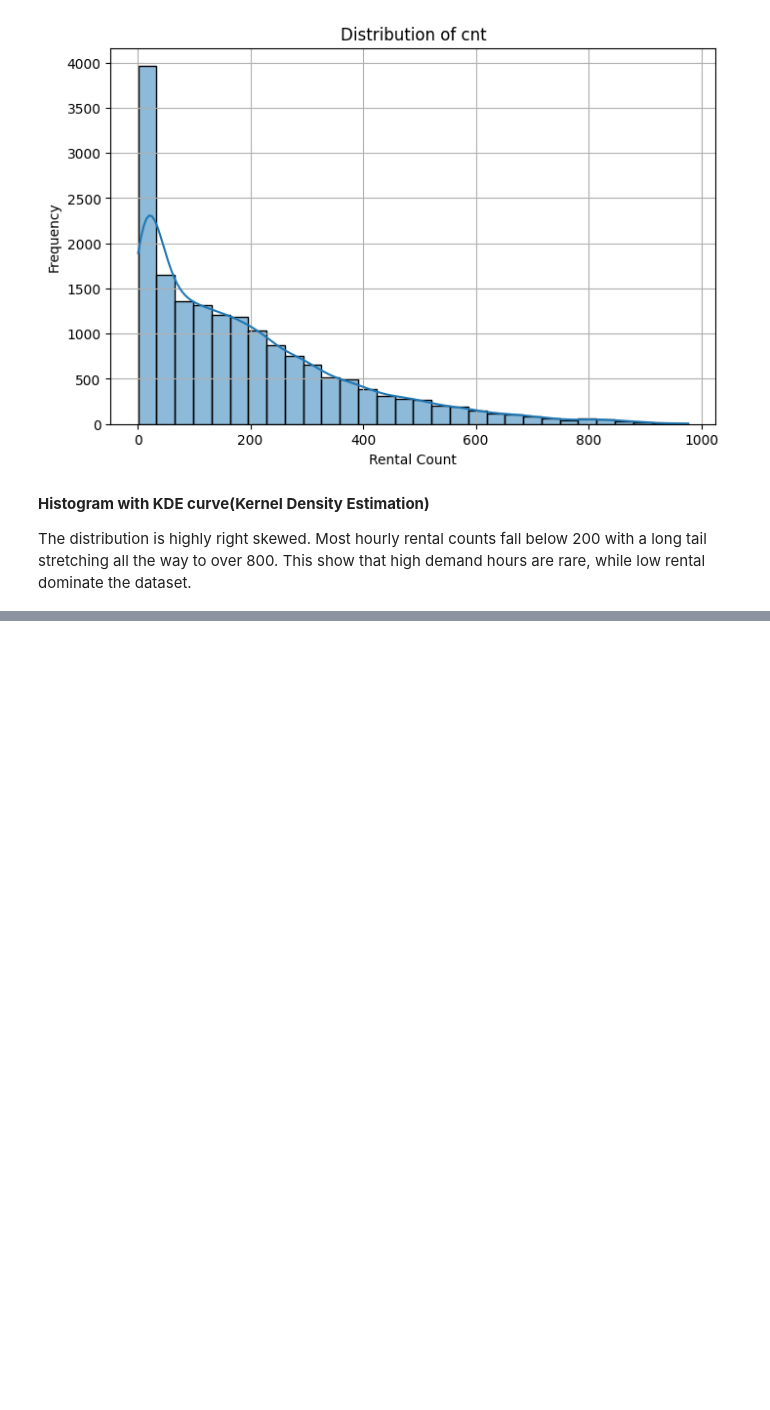
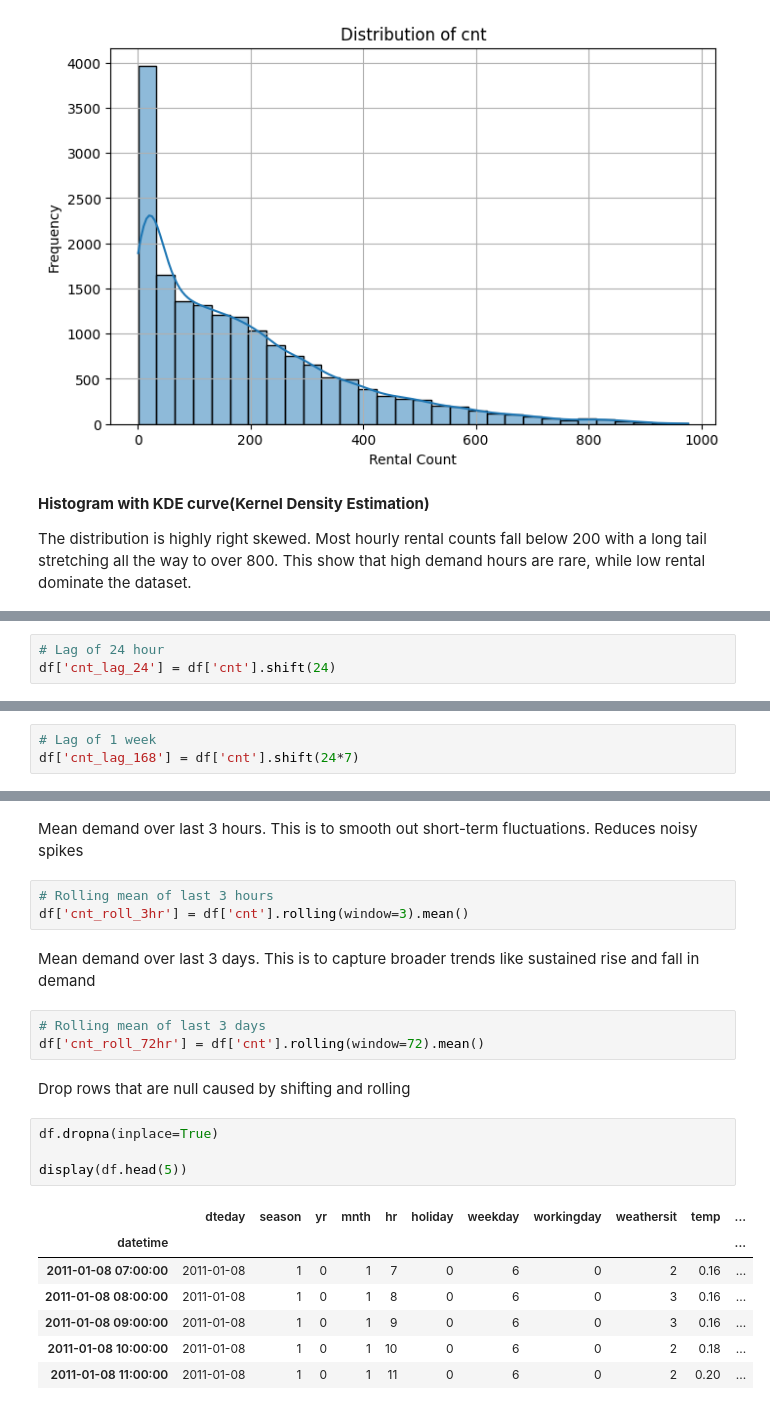
Before and after one commit to Sebastianrix/Data-Things, a Jupyter notebook: 5) Time series/TSA_Task.ipynb, the cells around one changed output, grey strips where cells are left out. Cells and saved outputs as stored; diff of their text form; blank space fills up the shorter version.

```diff
--- a/5) Time series/TSA_Task.ipynb
+++ b/5) Time series/TSA_Task.ipynb
@@ -298,0 +299,3 @@ This tasks is not mandatory, but it is designed for those who want to challenge
+# %%
+# Lag of 24 hour
+df['cnt_lag_24'] = df['cnt'].shift(24)
@@ -298,0 +304,3 @@ This tasks is not mandatory, but it is designed for those who want to challenge
+# %%
+# Lag of 1 week
+df['cnt_lag_168'] = df['cnt'].shift(24*7)
@@ -298,0 +309,24 @@ This tasks is not mandatory, but it is designed for those who want to challenge
+# %% [markdown]
+Mean demand over last 3 hours. This is to smooth out short-term fluctuations. Reduces noisy spikes
+# %%
+# Rolling mean of last 3 hours
+df['cnt_roll_3hr'] = df['cnt'].rolling(window=3).mean()
+# %% [markdown]
+Mean demand over last 3 days. This is to capture broader trends like sustained rise and fall in demand
+# %%
+# Rolling mean of last 3 days
+df['cnt_roll_72hr'] = df['cnt'].rolling(window=72).mean()
+# %% [markdown]
+Drop rows that are null caused by shifting and rolling
+# %%
+df.dropna(inplace=True)
+
+display(df.head(5))
+# %% [output]
+|  | dteday | season | yr | mnth | hr | holiday | weekday | workingday | weathersit | temp | ... |
+| datetime |  |  |  |  |  |  |  |  |  |  | ... |
+| 2011-01-08 07:00:00 | 2011-01-08 | 1 | 0 | 1 | 7 | 0 | 6 | 0 | 2 | 0.16 | ... |
+| 2011-01-08 08:00:00 | 2011-01-08 | 1 | 0 | 1 | 8 | 0 | 6 | 0 | 3 | 0.16 | ... |
+| 2011-01-08 09:00:00 | 2011-01-08 | 1 | 0 | 1 | 9 | 0 | 6 | 0 | 3 | 0.16 | ... |
+| 2011-01-08 10:00:00 | 2011-01-08 | 1 | 0 | 1 | 10 | 0 | 6 | 0 | 2 | 0.18 | ... |
+| 2011-01-08 11:00:00 | 2011-01-08 | 1 | 0 | 1 | 11 | 0 | 6 | 0 | 2 | 0.20 | ... |
```
Also changed, not shown: parts of 25 cells of this notebook.
